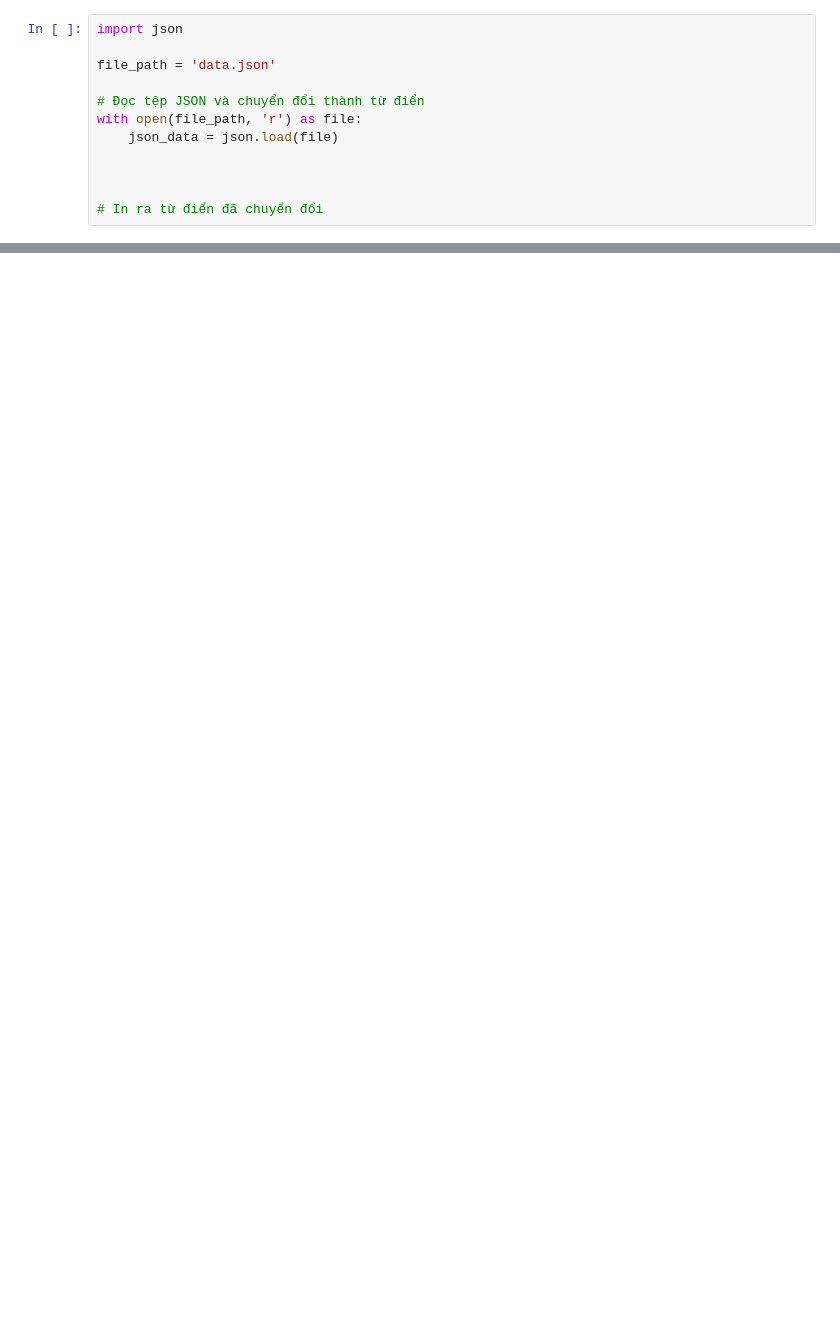
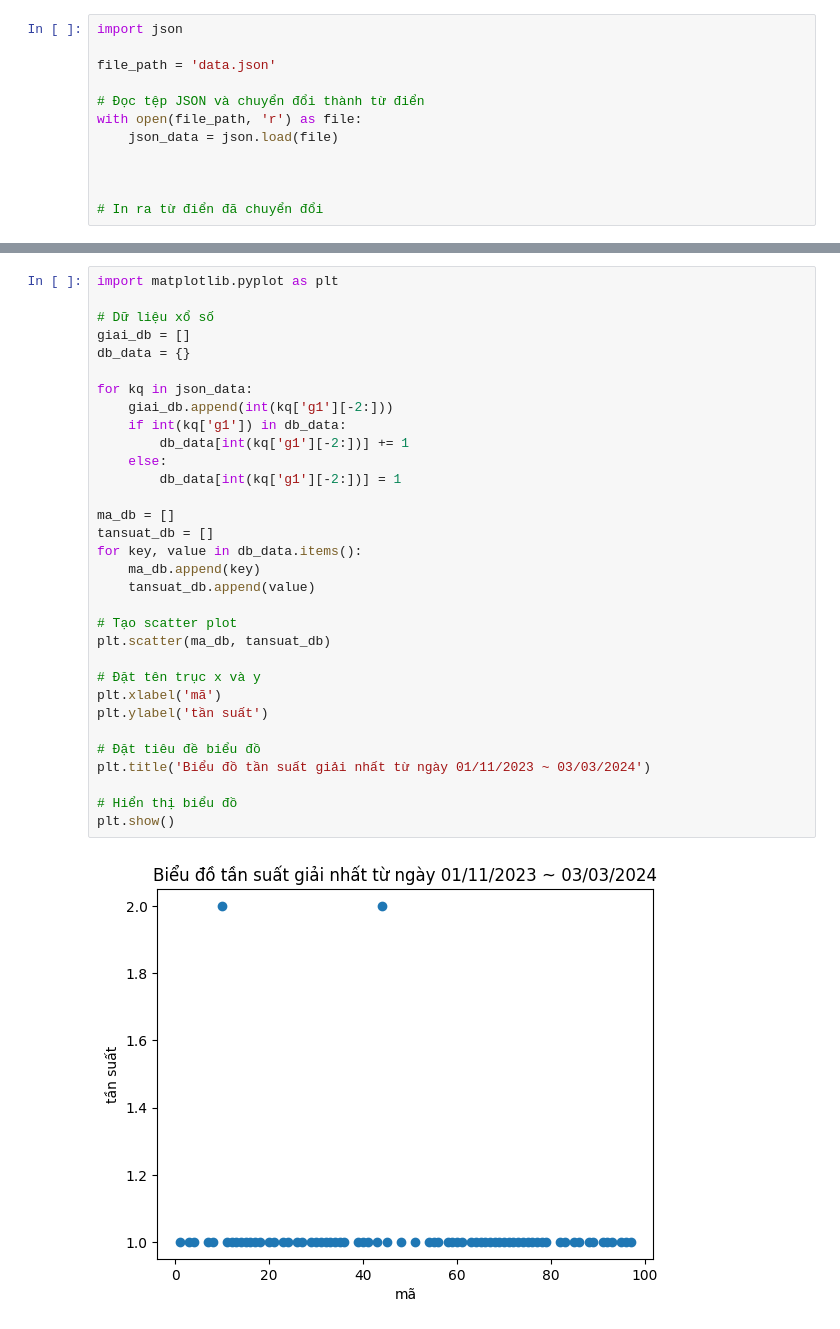
Before and after one commit to minhhdtr/chuyen-de-cong-nghe, a Jupyter notebook: soicau.ipynb, the cells around one changed output, grey strips where cells are left out. Saved outputs shown, nothing was run; the diff lists cells and outputs as text; blank space fills up the shorter version.

```diff
--- a/soicau.ipynb
+++ b/soicau.ipynb
@@ -39,0 +74,34 @@ pd.DataFrame(json_data)
+# %%
+import matplotlib.pyplot as plt
+
+# Dữ liệu xổ số
+giai_db = []
+db_data = {}
+
+for kq in json_data:
+    giai_db.append(int(kq['g1'][-2:]))
+    if int(kq['g1']) in db_data:
+        db_data[int(kq['g1'][-2:])] += 1
+    else:
+        db_data[int(kq['g1'][-2:])] = 1
+
+ma_db = []
+tansuat_db = []
+for key, value in db_data.items():
+    ma_db.append(key)
+    tansuat_db.append(value)
+
+# Tạo scatter plot
+plt.scatter(ma_db, tansuat_db)
+
+# Đặt tên trục x và y
+plt.xlabel('mã')
+plt.ylabel('tần suất')
+
+# Đặt tiêu đề biểu đồ
+plt.title('Biểu đồ tần suất giải nhất từ ngày 01/11/2023 ~ 03/03/2024')
+
+# Hiển thị biểu đồ
+plt.show()
+# %% [output]
+[figure, added]
```
Also changed, not shown: parts of 8 cells of this notebook, 1 other file.
